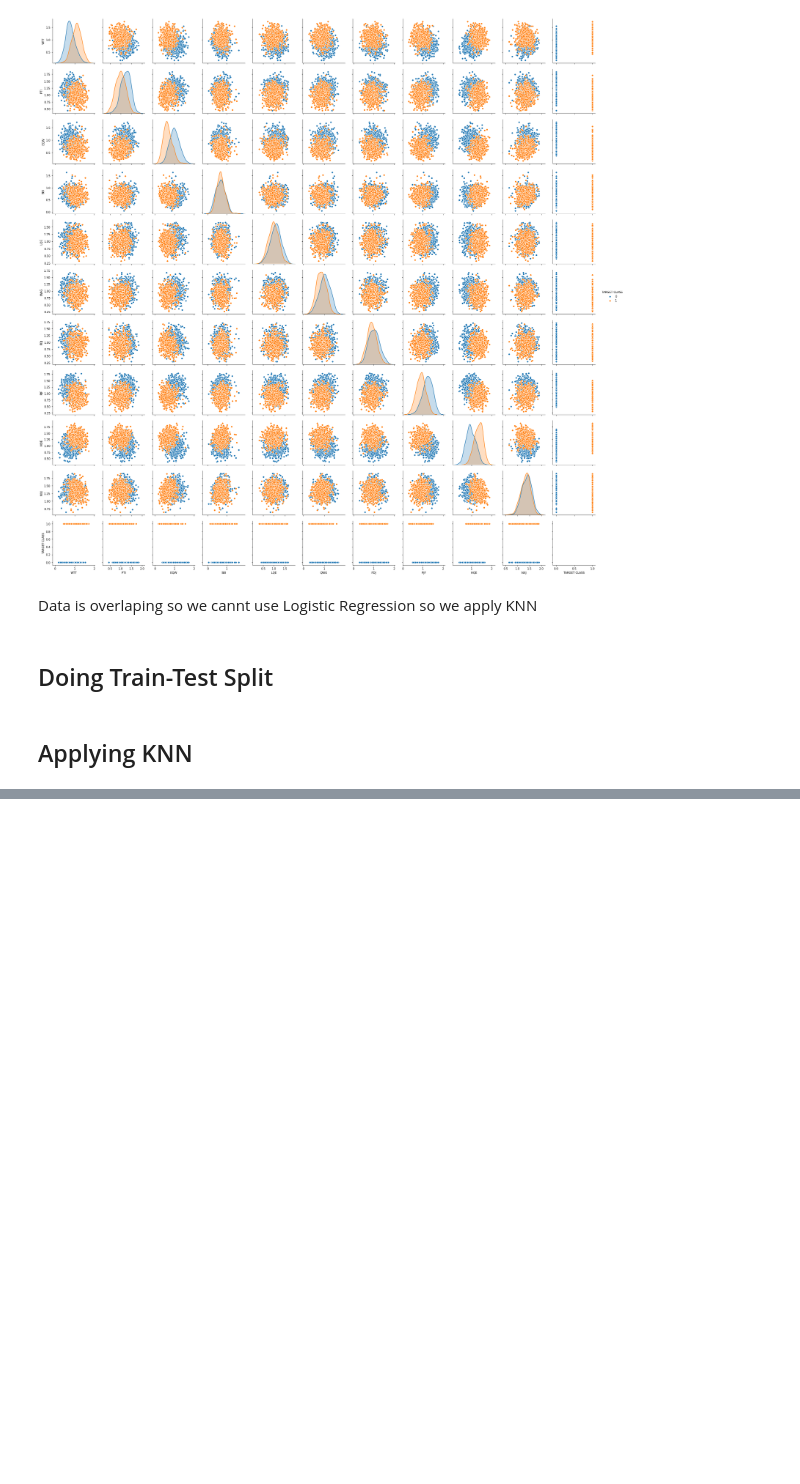
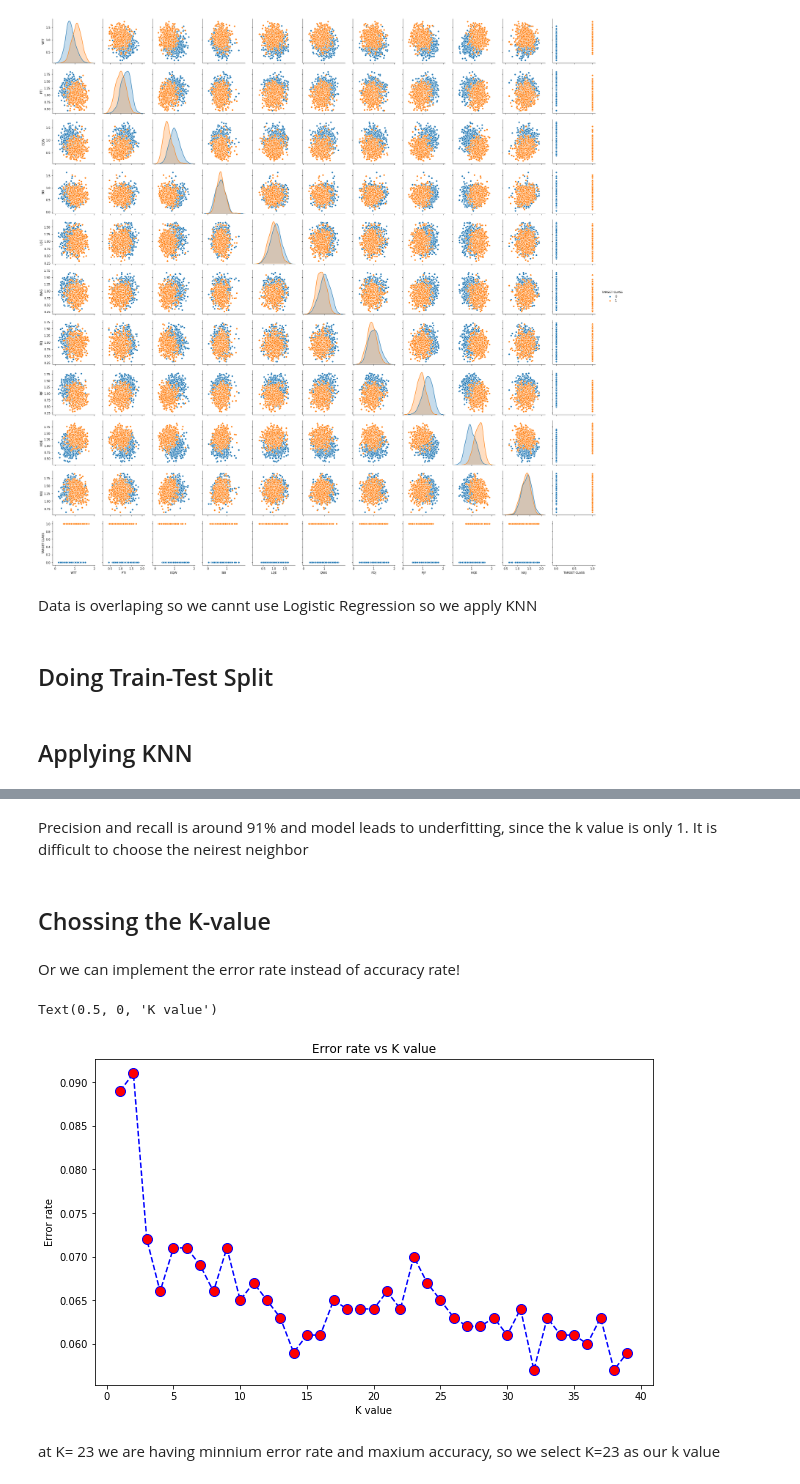
Before and after one commit to cs-sharjeel/ML-Algos, a Jupyter notebook: K-Nearest Neighbors/Untitled.ipynb, the cells around one changed output, grey strips where cells are left out. Drawn from its saved outputs; the diff is of its cells as text; code cells hidden in the pictures; blank space fills up the shorter version.

Commit message:
K-Nearest Neighbors

```diff
--- a/K-Nearest Neighbors/Untitled.ipynb
+++ b/K-Nearest Neighbors/Untitled.ipynb
@@ -67,0 +66,4 @@ knn=KNeighborsClassifier()
+# %%
+knn=KNeighborsClassifier(n_neighbors=1) #neighbor= 1 on the basis of brute force
+# %%
+knn.fit(x_train, y_train)
@@ -67,0 +97,30 @@ knn=KNeighborsClassifier()
+# %% [markdown]
+Precision and recall is around 91% and model leads to underfitting, since the k value is only 1. It is difficult to choose the neirest neighbor
+# %% [markdown]
+## Chossing the K-value
+# %%
+accuracy_rate=[]
+for i in range(1,40):                       #Looping K values from 1 to 40, and check where the accu_rate is stable
+    knn=KNeighborsClassifier(n_neighbors=i)
+    score=cross_val_score(knn,df_feat,df['TARGET CLASS'],cv=10)   #cv represent cross-validation splits i.e 10
+    accuracy_rate.append(score.mean())
+# %% [markdown]
+Or we can implement the error rate instead of accuracy rate!
+# %%
+error_rate=[]
+for t in range(1,40):                       #Looping K values from 1 to 40, and check where the accu_rate is stable
+    knn=KNeighborsClassifier(n_neighbors=t)
+    score=cross_val_score(knn,df_feat,df['TARGET CLASS'],cv=10)   #cv represent cross-validation splits i.e 10
+    error_rate.append(1- score.mean())
+# %%
+plt.figure(figsize=(10,6))
+plt.plot(range(1,40),error_rate,    color='blue', linestyle='dashed', marker='o',markerfacecolor='red', markersize=10)
+#plt.plot(range(1,40),accuracy_rate, color='blue', linestyle='dashed', marker='o',markerfacecolor='red', markersize=10)
+plt.title('Error rate vs K value')
+plt.ylabel('Error rate')
+plt.xlabel('K value')
+# %% [output]
+Text(0.5, 0, 'K value')
+[figure, added]
+# %% [markdown]
+at K= 23 we are having minnium error rate and maxium accuracy, so we select K=23 as our k value
```
Also changed, not shown: parts of 9 cells of this notebook.
